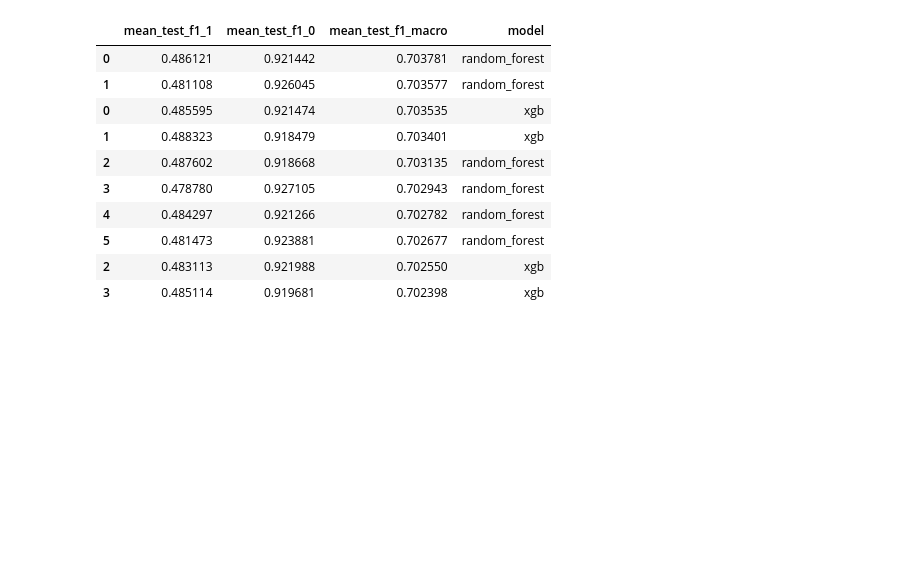
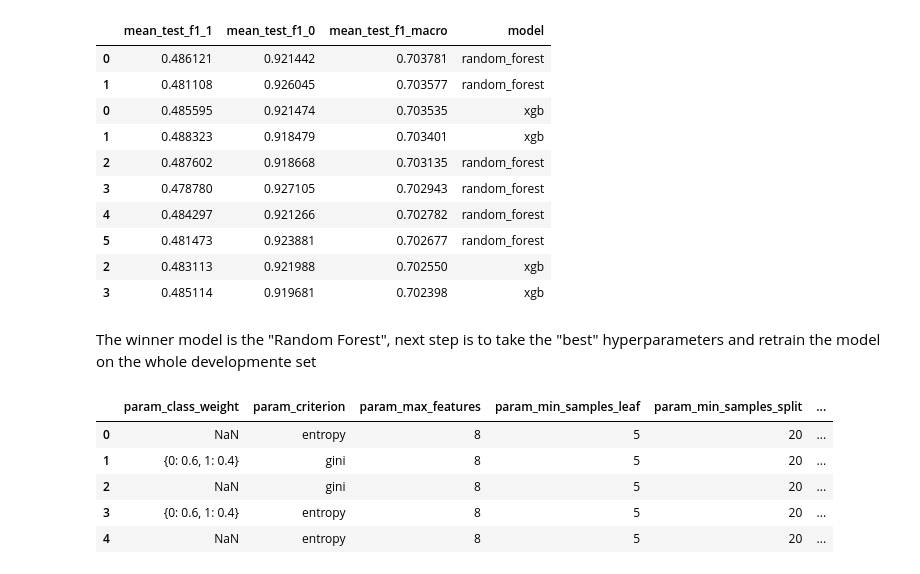
Before and after one commit to JacopoRaffi/DM_Project, a Jupyter notebook: TASK4/oversampling/classifiers_bayes.ipynb, the cells around one changed output. Saved outputs shown, nothing was run; the diff lists cells and outputs as text; code cells hidden in the pictures; blank space fills up the shorter version.

Commit message:
check winner models

```diff
--- a/TASK4/oversampling/classifiers_bayes.ipynb
+++ b/TASK4/oversampling/classifiers_bayes.ipynb
@@ -489,3 +489,18 @@ df_results.head(10)
 | 5 | 0.481473 | 0.923881 | 0.702677 | random_forest |
 | 2 | 0.483113 | 0.921988 | 0.702550 | xgb |
 | 3 | 0.485114 | 0.919681 | 0.702398 | xgb |
+# %% [markdown]
+The winner model is the "Random Forest", next step is to take the "best" hyperparameters and retrain the model on the whole developmente set
+# %%
+USER_2 = 'Simone'
+path_rf = f'../../data/ml_datasets/oversampling/model_selection/{USER_2}_random_forest_results_bayes.csv'
+df_rf = pd.read_csv(path_rf).drop(columns=['mean_fit_time', 'std_fit_time', 'mean_score_time', 'std_score_time'])
+df_rf.sort_values(by='rank_test_f1_macro', inplace=True)
+df_rf.head(5)
+# %% [output]
+|  | param_class_weight | param_criterion | param_max_features | param_min_samples_leaf | param_min_samples_split | ... |
+| 0 | NaN | entropy | 8 | 5 | 20 | ... |
+| 1 | {0: 0.6, 1: 0.4} | gini | 8 | 5 | 20 | ... |
+| 2 | NaN | gini | 8 | 5 | 20 | ... |
+| 3 | {0: 0.6, 1: 0.4} | entropy | 8 | 5 | 20 | ... |
+| 4 | NaN | entropy | 8 | 5 | 20 | ... |
```
Also changed, not shown: parts of 1 cell of this notebook, 1 other file.
